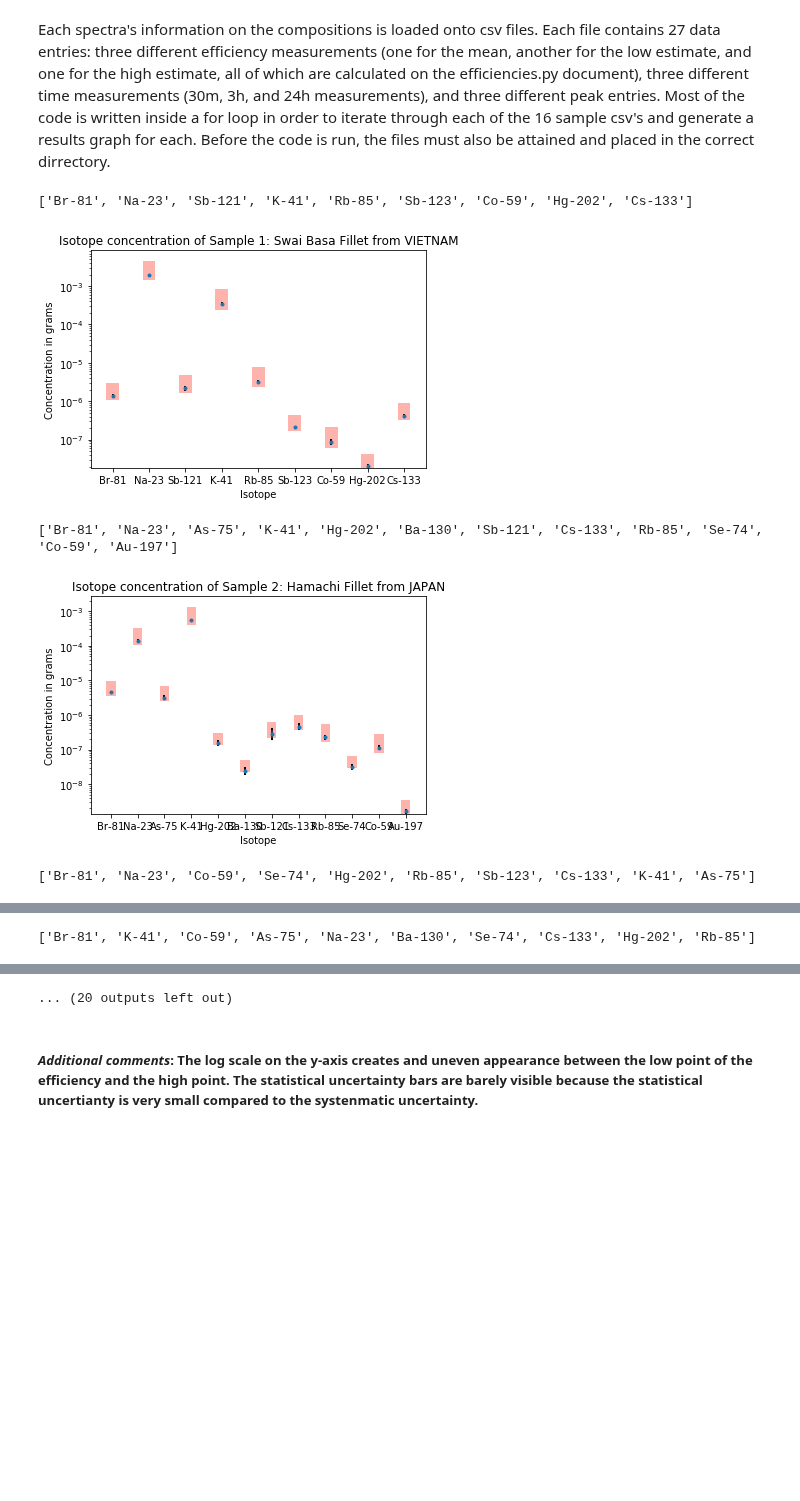
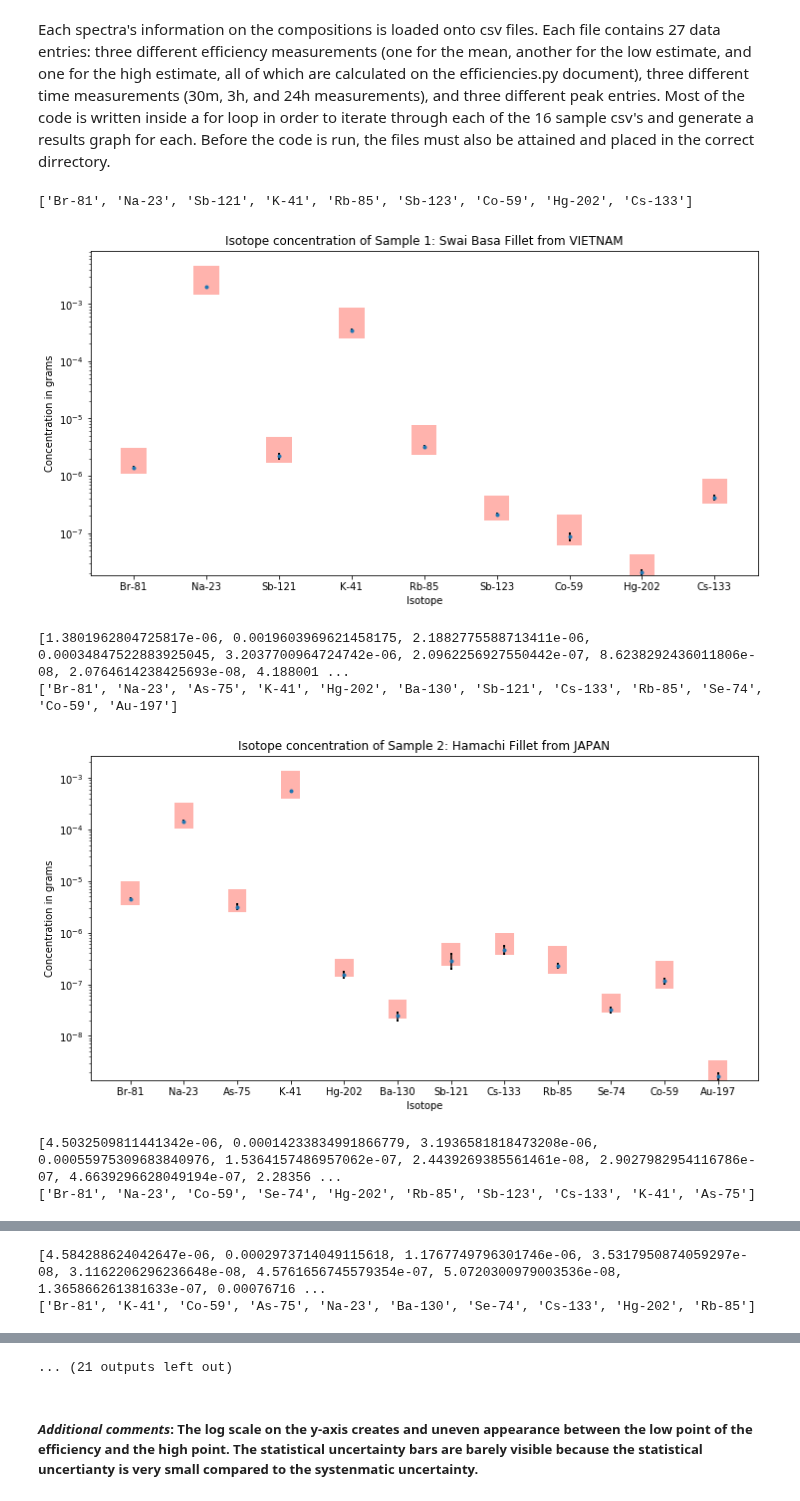
Before and after one commit to bearing/radwatch-analysis, a Jupyter notebook: Data_composition_visualization_tutorial.ipynb, the cells around one changed output, grey strips where cells are left out. Saved outputs shown, nothing was run; the diff lists cells and outputs as text; code cells hidden in the pictures; blank space fills up the shorter version.

```diff
--- a/Data_composition_visualization_tutorial.ipynb
+++ b/Data_composition_visualization_tutorial.ipynb
@@ -76,36 +76,39 @@ for quan in spectraQuantity:
         #The concentrations and uncertainty are weighed into an average and returned as a single number
         lowef_avg_conc.append(np.mean(values[i][0][0:amount]))
         lowef_avg_unc.append(np.mean(values[i][1][0:amount]))
         midef_avg_conc.append(np.mean(values[i][0][amount:amount+amount]))
         midef_avg_unc.append(np.mean(values[i][1][amount:amount+amount]))
         highef_avg_conc.append(np.mean(values[i][0][amount+amount:arr_size]))
         highef_avg_unc.append(np.mean(values[i][1][amount+amount:arr_size]))
-        total_error.append(np.mean(values[i][0][0:amount])-np.mean(values[i][0][amount+amount:arr_size]))
+        total_error.append((np.mean(values[i][0][0:amount])-np.mean(values[i][0][amount+amount:arr_size]))/2)
 
     #The steps below generate the graphs
     #First, the x axis is created, an x mark per isotope.
     x=np.linspace(1,len(elements),len(elements))
 
-    mpl_fig = plt.figure()
+    mpl_fig = plt.figure(figsize=(12,6))
     ax = mpl_fig.add_subplot(111)
     width = 0.35
     #p3 creates the line error bars for the statistical uncertainty
     p3 = plt.errorbar(x, midef_avg_conc, yerr=midef_avg_unc, fmt='.', ecolor='black', capthick=2, capsize=1)
     #p2 creates an invisible bar between the the ground value and the low point of the uncertainty
     #The point of this is to create the floating effect of the concentration.
     p1 = ax.bar(x, midef_avg_conc, width, color='white')
     #p2 created the salmon colored systematic uncertainty bars
     p2 = ax.bar(x, lowef_avg_conc, width, color=(1.0,0.7,0.68),
              bottom=highef_avg_conc)
     plt.xlabel('Isotope')
     plt.ylabel('Concentration in grams')
     plt.title('Isotope concentration of Sample '+str(quan)+': '+fish)
     plt.xticks(x, elements)
     ax.set_yscale('log')
     plt.show()
+    print(midef_avg_conc, midef_avg_unc, total_error)
 # %% [output]
 ['Br-81', 'Na-23', 'Sb-121', 'K-41', 'Rb-85', 'Sb-123', 'Co-59', 'Hg-202', 'Cs-133']
-[figure, old version]
+[figure, new version]
+[1.3801962804725817e-06, 0.0019603969621458175, 2.1882775588713411e-06, 0.00034847522883925045, 3.2037700964724742e-06, 2.0962256927550442e-07, 8.6238292436011806e-08, 2.0764614238425693e-08, 4.188001 ...
 ['Br-81', 'Na-23', 'As-75', 'K-41', 'Hg-202', 'Ba-130', 'Sb-121', 'Cs-133', 'Rb-85', 'Se-74', 'Co-59', 'Au-197']
-[figure, old version]
+[figure, new version]
+[4.5032509811441342e-06, 0.00014233834991866779, 3.1936581818473208e-06, 0.00055975309683840976, 1.5364157486957062e-07, 2.4439269385561461e-08, 2.9027982954116786e-07, 4.6639296628049194e-07, 2.28356 ...
 ['Br-81', 'Na-23', 'Co-59', 'Se-74', 'Hg-202', 'Rb-85', 'Sb-123', 'Cs-133', 'K-41', 'As-75']
@@ -113 +116,2 @@ for quan in spectraQuantity:
+[4.584288624042647e-06, 0.0002973714049115618, 1.1767749796301746e-06, 3.5317950874059297e-08, 3.1162206296236648e-08, 4.5761656745579354e-07, 5.0720300979003536e-08, 1.365866261381633e-07, 0.00076716 ...
 ['Br-81', 'K-41', 'Co-59', 'As-75', 'Na-23', 'Ba-130', 'Se-74', 'Cs-133', 'Hg-202', 'Rb-85']
@@ -119,3 +125,3 @@ for quan in spectraQuantity:
-... (20 outputs left out)
+... (21 outputs left out)
 # %% [markdown]
 ##### *Additional comments*: The log scale on the y-axis creates and uneven appearance between the low point of the efficiency and the high point.  The statistical uncertainty bars are barely visible because the statistical uncertianty is very small compared to the systenmatic uncertainty.
```
Also changed, not shown: parts of 1 cell of this notebook, 2 other files.
